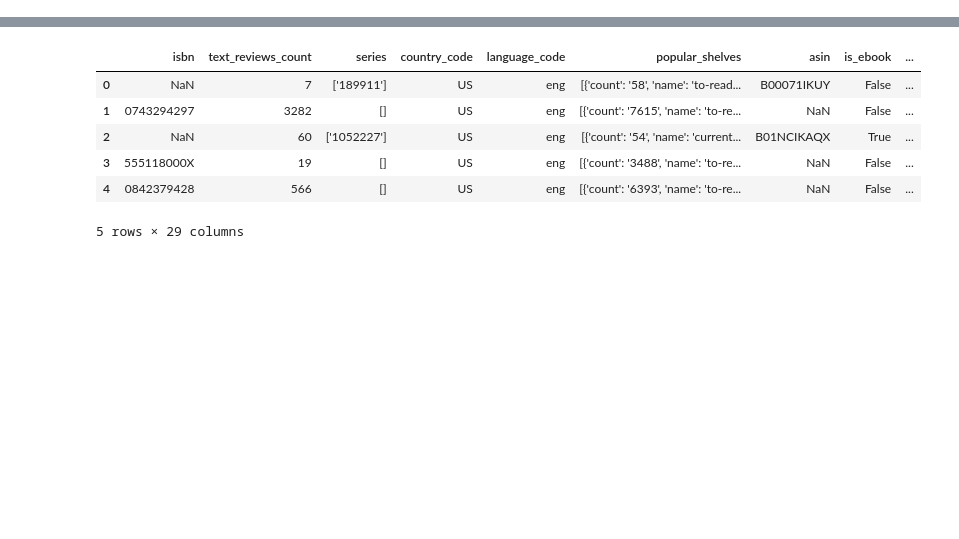
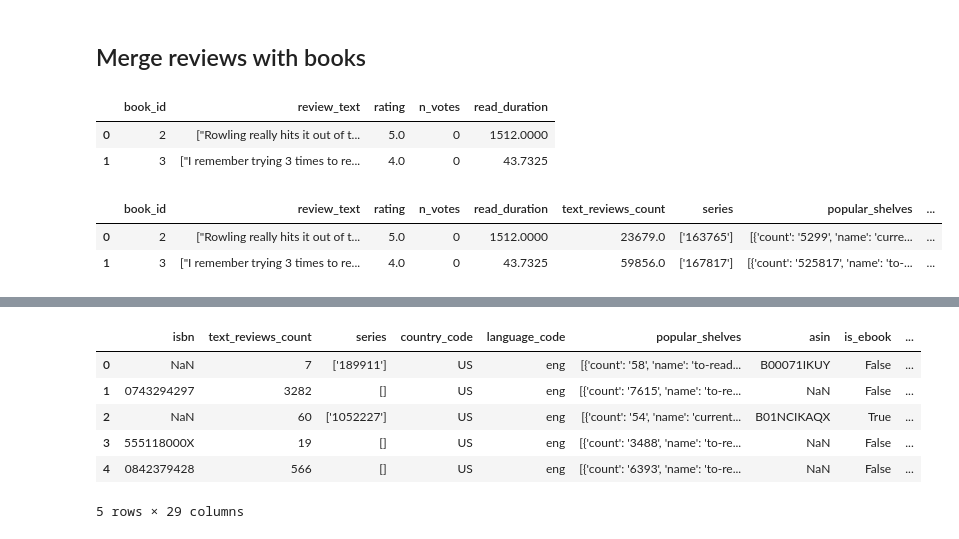
Before and after one commit to domangechristel-ship-it/my_shelves, a Jupyter notebook: notebooks/data_exploration.ipynb, the cells around one changed output, grey strips where cells are left out. Saved outputs shown, nothing was run; the diff lists cells and outputs as text; code cells hidden in the pictures; blank space fills up the shorter version.

```diff
--- a/notebooks/data_exploration.ipynb
+++ b/notebooks/data_exploration.ipynb
@@ -5,0 +69,9 @@ import pandas as pd
+# %%
+def total_shelves_count(row):
+    return sum(int(item['count']) for item in ast.literal_eval(row['popular_shelves']))
+# %%
+def is_series(row):
+    return 'Y' if len(ast.literal_eval(row['series'])) > 0 else 'N'
+# %%
+books_df['total_shelves_count'] = parallelize_on_rows(books_df, total_shelves_count)
+books_df['is_series'] = parallelize_on_rows(books_df, is_series)
@@ -5,0 +84,17 @@ import pandas as pd
+# %% [markdown]
+## Merge reviews with books
+# %%
+reviews_10k_df = pd.read_csv("../data/reviews_cleaned_ENG_10k.csv")
+
+reviews_10k_df.head(2)
+# %% [output]
+|  | book_id | review_text | rating | n_votes | read_duration |
+| 0 | 2 | ["Rowling really hits it out of t... | 5.0 | 0 | 1512.0000 |
+| 1 | 3 | ["I remember trying 3 times to re... | 4.0 | 0 | 43.7325 |
+# %%
+base_10k_df = reviews_10k_df.merge(books_df, on="book_id", how="left")
+base_10k_df.head(2)
+# %% [output]
+|  | book_id | review_text | rating | n_votes | read_duration | text_reviews_count | series | popular_shelves | ... |
+| 0 | 2 | ["Rowling really hits it out of t... | 5.0 | 0 | 1512.0000 | 23679.0 | ['163765'] | [{'count': '5299', 'name': 'curre... | ... |
+| 1 | 3 | ["I remember trying 3 times to re... | 4.0 | 0 | 43.7325 | 59856.0 | ['167817'] | [{'count': '525817', 'name': 'to-... | ... |
```
Also changed, not shown: parts of 31 cells of this notebook, 1 other file.
